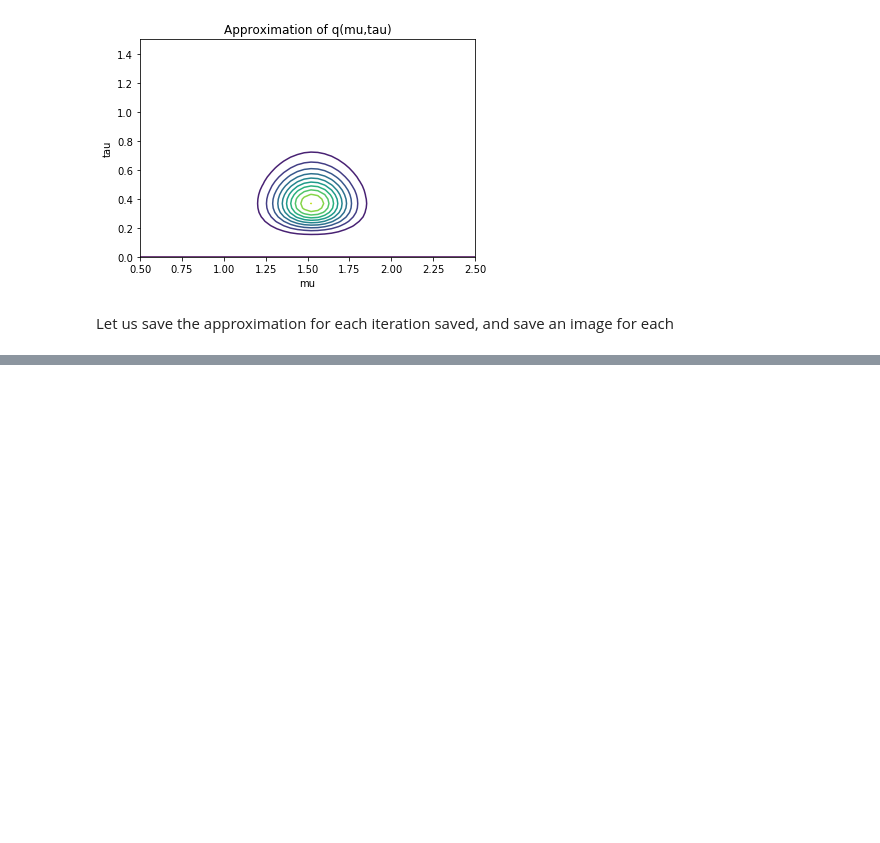
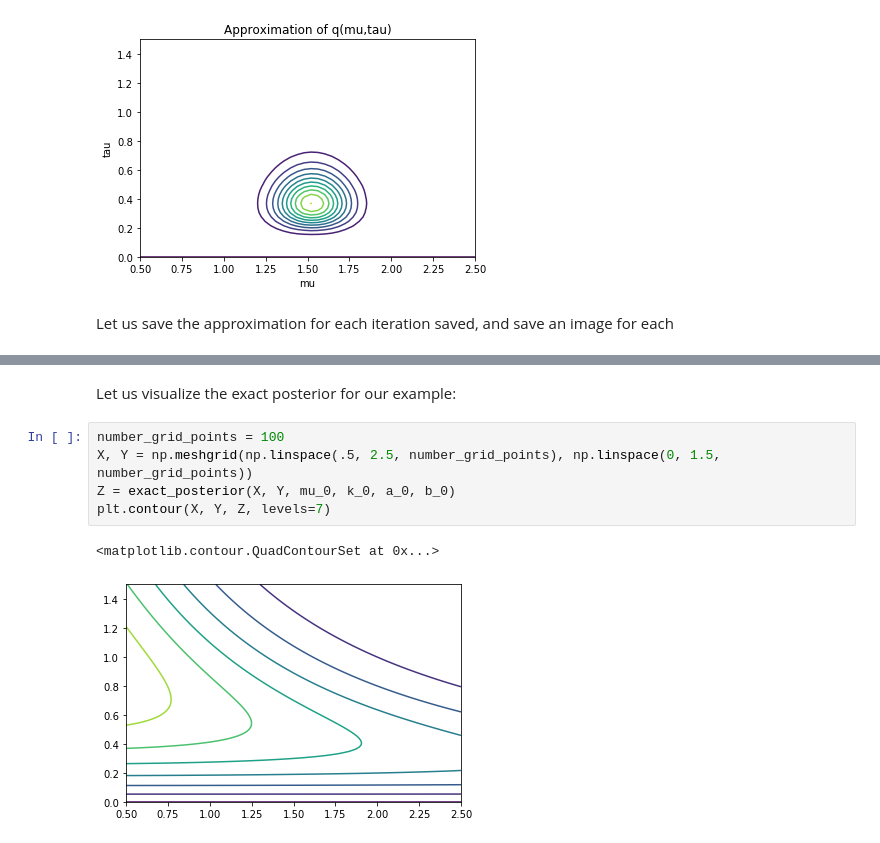
Before and after one commit to MaxHolmberg96/Variational_inference, a Jupyter notebook: Variational_inference_UG.ipynb, the cells around one changed output, grey strips where cells are left out. Drawn from its saved outputs; the diff is of its cells as text; blank space fills up the shorter version.

```diff
--- a/Variational_inference_UG.ipynb
+++ b/Variational_inference_UG.ipynb
@@ -152,0 +175,10 @@ for i in range(iterations):
+# %% [markdown]
+Let us visualize the exact posterior for our example:
+# %%
+number_grid_points = 100
+X, Y = np.meshgrid(np.linspace(.5, 2.5, number_grid_points), np.linspace(0, 1.5, number_grid_points))
+Z = exact_posterior(X, Y, mu_0, k_0, a_0, b_0)
+plt.contour(X, Y, Z, levels=7)
+# %% [output]
+<matplotlib.contour.QuadContourSet at 0x...>
+[figure, added]
```
Also changed, not shown: parts of 7 cells of this notebook, 8 other files.
